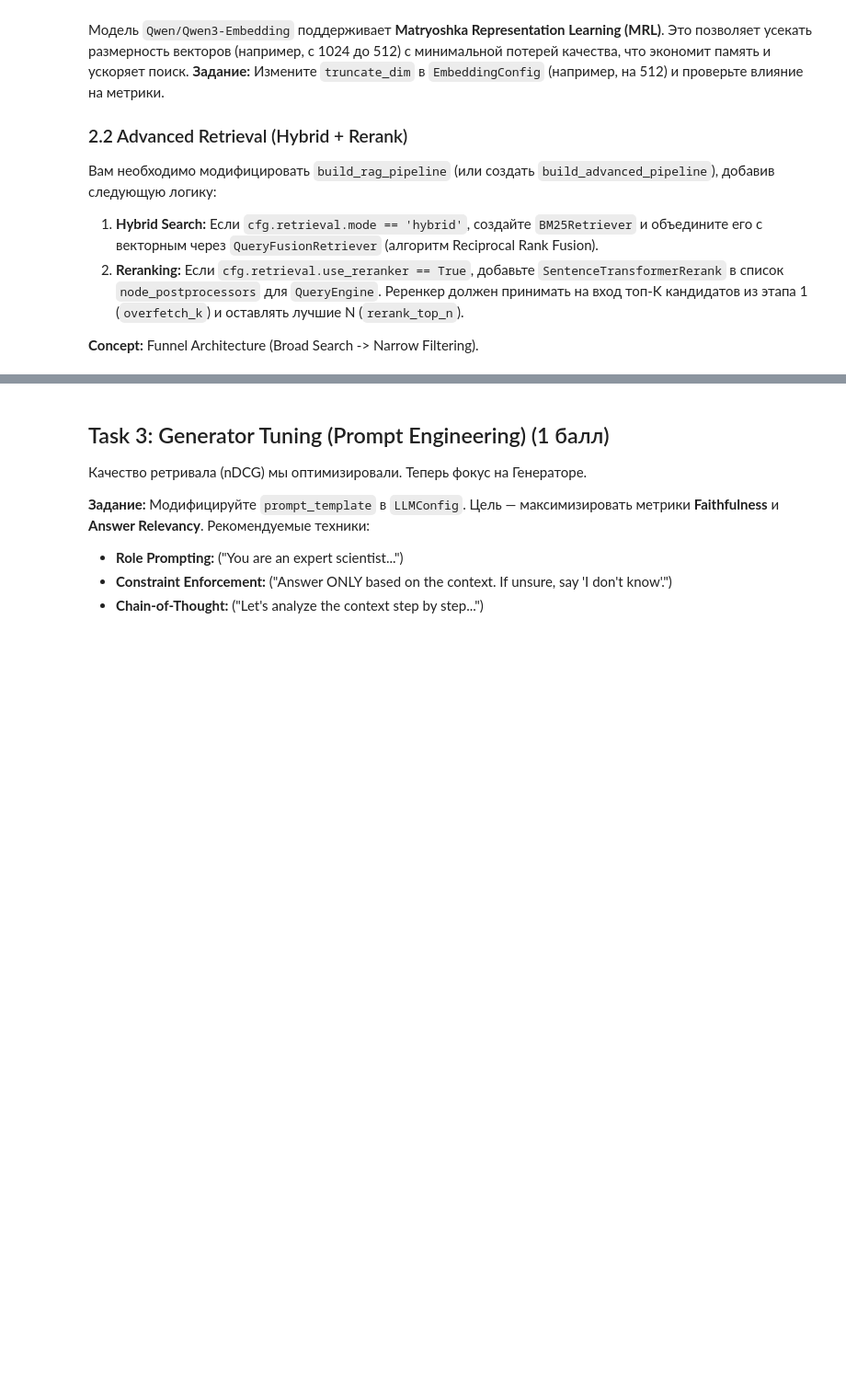
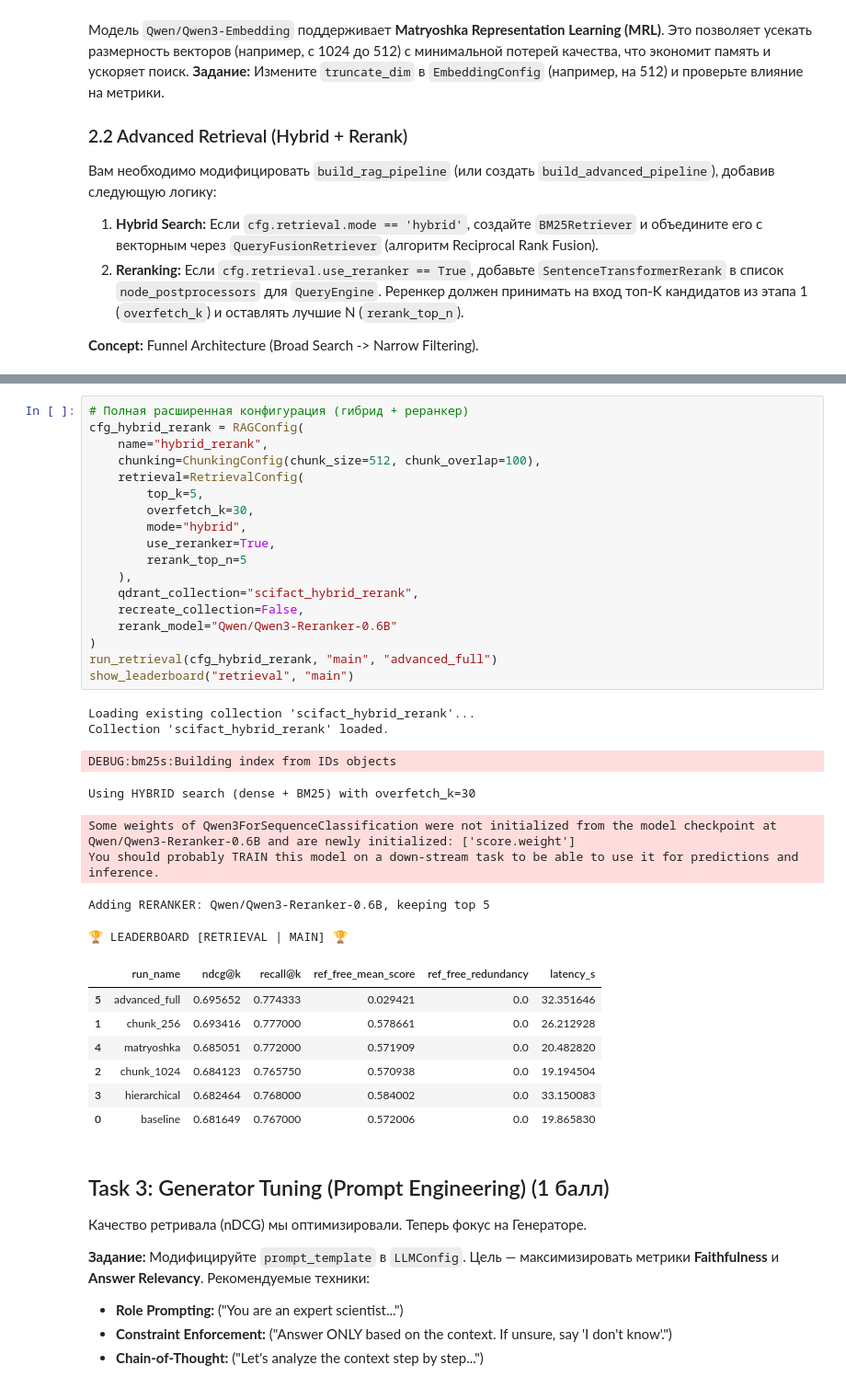
Before and after one commit to Dimentel/NLP-course, a Jupyter notebook: 11.RAG/homework/NLP2_homework_2_RAG.ipynb, the cells around one changed output, grey strips where cells are left out. Shown at 92% size. Saved outputs shown, nothing was run; the diff lists cells and outputs as text; blank space fills up the shorter version.

Commit message:
hw2 hw3 were done

```diff
--- a/11.RAG/homework/NLP2_homework_2_RAG.ipynb
+++ b/11.RAG/homework/NLP2_homework_2_RAG.ipynb
@@ -560,3 +830,37 @@ Embeddings have been explicitly disabled. Using MockEmbedding.
+# %%
+# Полная расширенная конфигурация (гибрид + реранкер)
+cfg_hybrid_rerank = RAGConfig(
+    name="hybrid_rerank",
+    chunking=ChunkingConfig(chunk_size=512, chunk_overlap=100),
+    retrieval=RetrievalConfig(
+        top_k=5,
+        overfetch_k=30,
+        mode="hybrid",
+        use_reranker=True,
+        rerank_top_n=5
+    ),
+    qdrant_collection="scifact_hybrid_rerank",
+    recreate_collection=False,
+    rerank_model="Qwen/Qwen3-Reranker-0.6B"
+)
+run_retrieval(cfg_hybrid_rerank, "main", "advanced_full")
+show_leaderboard("retrieval", "main")
+# %% [output]
+Loading existing collection 'scifact_hybrid_rerank'...
+Collection 'scifact_hybrid_rerank' loaded.
+DEBUG:bm25s:Building index from IDs objects
+Using HYBRID search (dense + BM25) with overfetch_k=30
+Some weights of Qwen3ForSequenceClassification were not initialized from the model checkpoint at Qwen/Qwen3-Reranker-0.6B and are newly initialized: ['score.weight']
+You should probably TRAIN this model on a down-stream task to be able to use it for predictions and inference.
+Adding RERANKER: Qwen/Qwen3-Reranker-0.6B, keeping top 5
+🏆 LEADERBOARD [RETRIEVAL | MAIN] 🏆
+|  | run_name | ndcg@k | recall@k | ref_free_mean_score | ref_free_redundancy | latency_s |
+| 5 | advanced_full | 0.695652 | 0.774333 | 0.029421 | 0.0 | 32.351646 |
+| 1 | chunk_256 | 0.693416 | 0.777000 | 0.578661 | 0.0 | 26.212928 |
+| 4 | matryoshka | 0.685051 | 0.772000 | 0.571909 | 0.0 | 20.482820 |
+| 2 | chunk_1024 | 0.684123 | 0.765750 | 0.570938 | 0.0 | 19.194504 |
+| 3 | hierarchical | 0.682464 | 0.768000 | 0.584002 | 0.0 | 33.150083 |
+| 0 | baseline | 0.681649 | 0.767000 | 0.572006 | 0.0 | 19.865830 |
 # %% [markdown]
 ## Task 3: Generator Tuning (Prompt Engineering) (1 балл)
 
```
Also changed, not shown: parts of 13 cells of this notebook.
